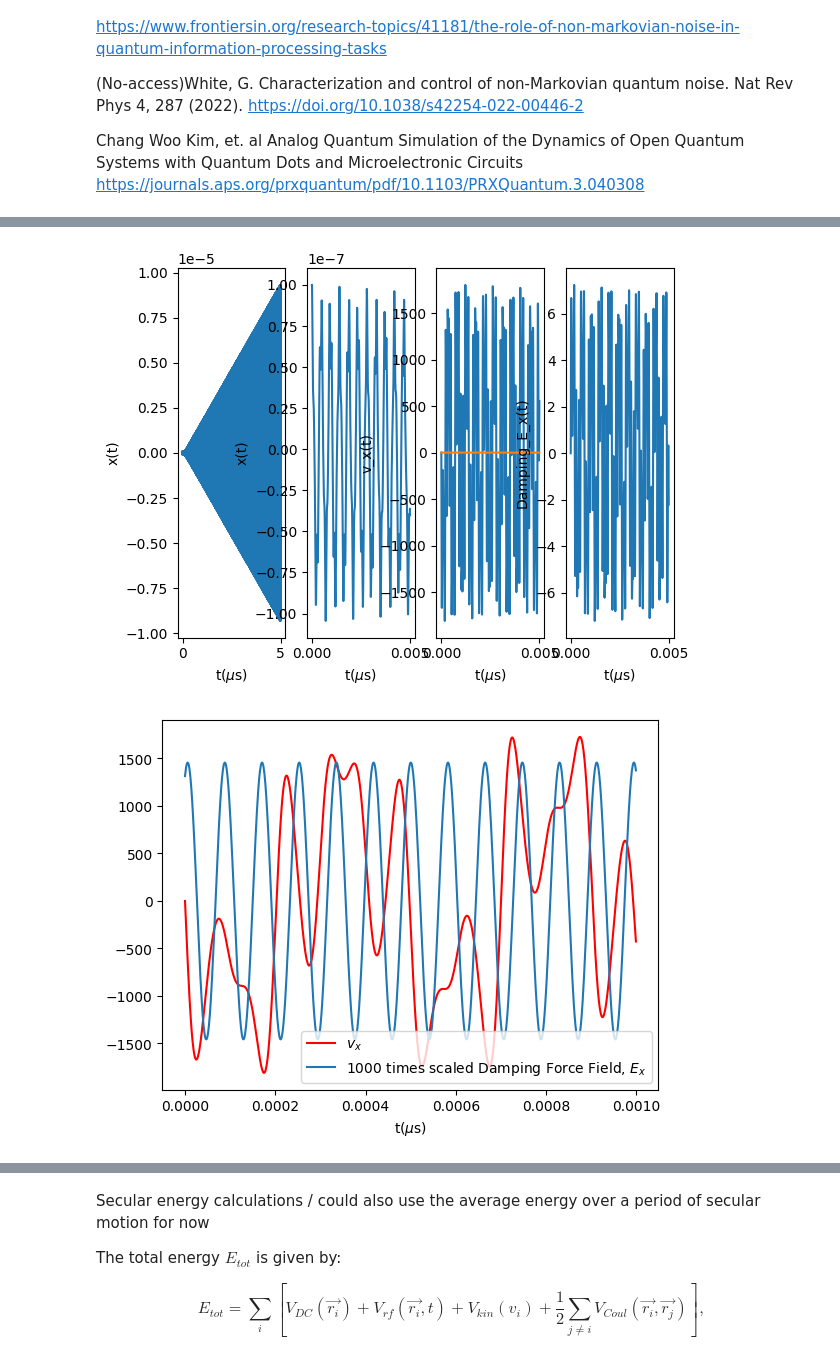
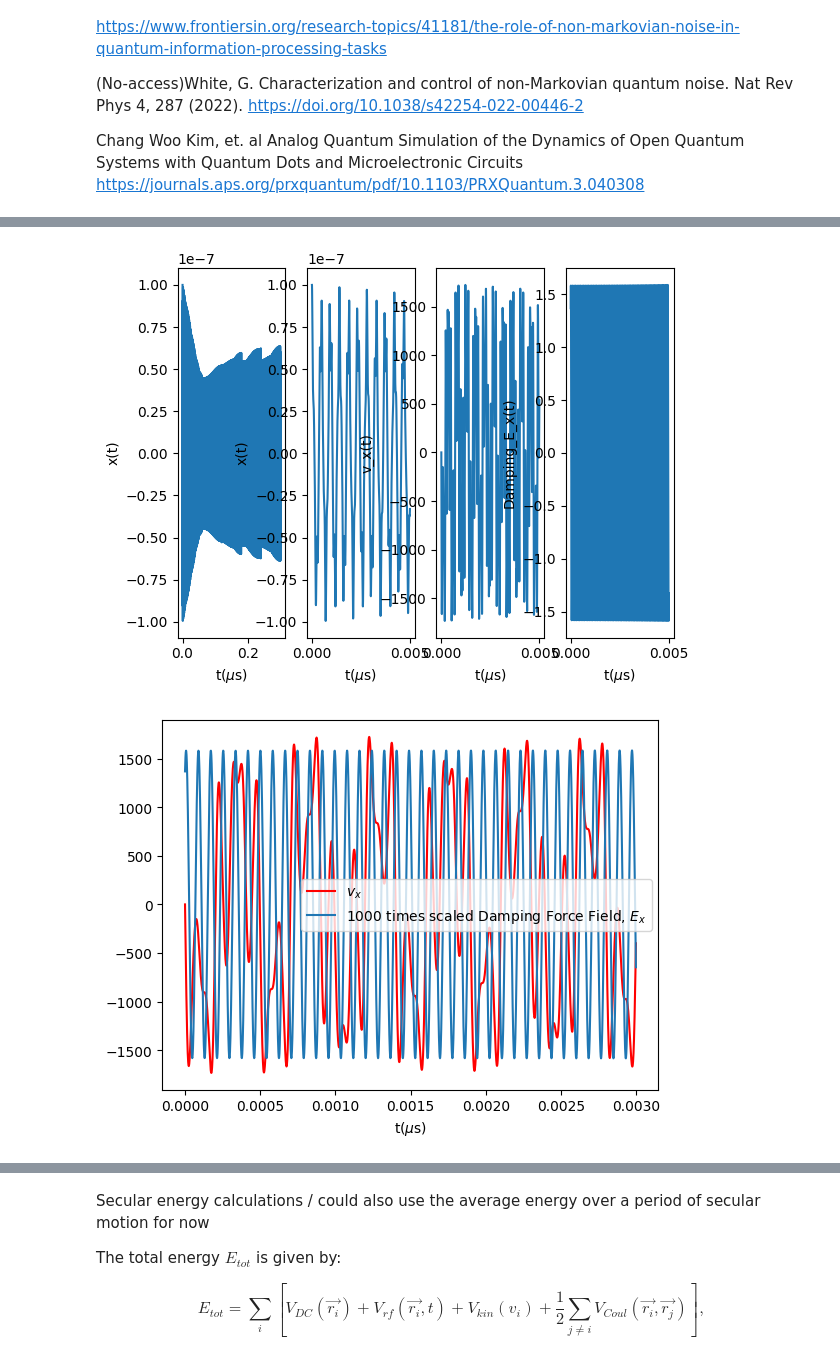
Before and after one commit to yuqian15/electron_micromotion_cooling, a Jupyter notebook: Electron-QIP.ipynb, the cells around one changed output, grey strips where cells are left out. Drawn from its saved outputs; the diff is of its cells as text; code cells hidden in the pictures.

```diff
--- a/Electron-QIP.ipynb
+++ b/Electron-QIP.ipynb
@@ -172,15 +168,3 @@ vz_init_Ampl = max(abs(vz_init[: Nsec]))
 vx_Nsec = list(vx_init[: Nsec])
 vy_Nsec = list(vy_init[: Nsec])
 vz_Nsec = list(vz_init[: Nsec])
-
-'''
-solution = odeint(DevMotion, Vec0, t_eval)
-t = t_eval
-
-x = solution[:, 0]
-y = solution[:, 1]
-z = solution[:, 2]
-vx = solution[:, 3]
-vy = solution[:, 4]
-vz = solution[:, 5]
-'''
@@ -292,7 +274,6 @@ $$ x(t)y(t) \leftrightarrow \frac{1}{2\pi}X(\omega) * Y(\omega) = \frac{1}{2\pi}
 # %% [markdown]
 A force damping is needed for real circumstances, the damping force should be modified by a velocity factor $ \bar{v}(t)/\bar{v}(0)$, So the force should be $$F(v) = F(v_0) \times |\bar{v}(t)/\bar{v}(0)|,$$ where $F(v_0)$ means the damping force was initially calculated by only veclocity without damping force, not the real force concerning real velocity, the bar means we need to calculate the velocity amplitude average in a rf period.
 # %%
-DampingFactor_list = []
 # Calculate the damping force coefficient
 def DampingFactor(Vec, t):
     x, y, z, vx, vy, vz = Vec
@@ -319,9 +300,9 @@ def DampingForce(Vec, t):
     posi = int(t/dt) - 1
     DampingFactorx, DampingFactory, DampingFactorz = DampingFactor(Vec, t)
     # This is for damping factor method
-    return DampingFactorx * Damping_Ex[posi], 0., 0.
+    # return DampingFactorx * Damping_Ex[posi], 0., 0.
     # This is for time-segment method
-    # return DampingFactorx * Damping_Ex_temp[posi], 0., 0.
+    return DampingFactorx * Damping_Ex_temp[posi], 0., 0.
 
 
 #Calculate the JN noise of the circuit
@@ -397,7 +380,7 @@ JNNoise_Ez = np.repeat(JNNoise_Ez, Ncorr)[: N]
 # Setting the process bar with tqdm
 progress_bar = tqdm(total=T, desc='Simulated time (s)', position=0, leave=True)
 # Using RK45 to solve the ODE
-
+'''
 solution = solve_ivp(fun=lambda t, Vec: DevMotion(t, Vec),
                      t_span = (0, T),
                      y0 = Vec0,
@@ -438,12 +421,15 @@ for i in range(N_segment):
 
     x_damp_temp, y_damp_temp, z_damp_temp = VecResult[0, :], VecResult[1, :], VecResult[2, :]
     vx_damp_temp, vy_damp_temp, vz_damp_temp = VecResult[3, :], VecResult[4, :], VecResult[5, :]
+
     x_damp = np.append(x_damp, x_damp_temp[:int(t_segment / dt) - 1])
     y_damp = np.append(y_damp, y_damp_temp[:int(t_segment / dt) - 1])
     z_damp = np.append(z_damp, z_damp_temp[:int(t_segment / dt) - 1])
     vx_damp = np.append(vx_damp, vx_damp_temp[:int(t_segment / dt) - 1])
     vy_damp = np.append(vy_damp, vy_damp_temp[:int(t_segment / dt) - 1])
     vz_damp = np.append(vz_damp, vz_damp_temp[:int(t_segment / dt) - 1])
+
+
     Vec_temp = x_damp_temp[-1], y_damp_temp[-1], z_damp_temp[-1], vx_damp_temp[-1], vy_damp_temp[-1], vz_damp_temp[-1]
     tf_temp = fftfreq(len(vx_damp_temp), dt)
 
@@ -454,6 +440,11 @@ for i in range(N_segment):
     Damping_Ex_temp = list(Damping_Ex_t_temp.real)
     # An additional general -1 should be added, because this is damping force
     Damping_Ex_temp =[ -1 * a for a in Damping_Ex_temp]
-    '''
+
+    N_tf_temp = tf[:len(vxf_temp)//2]
+    N_vxf_temp = 2.0/len(vxf_temp) * np.abs(vxf_temp[0:len(vxf_temp)//2])
+    plt.plot(N_tf_temp[: int(0.5e3)], N_vxf_temp[: int(0.5e3)], '.', label = 'segment %d' %i)
+
+plt.legend()
 progress_bar.close()
 # %% [output]
@@ -531,14 +522,12 @@ ax[1].set_ylabel('x(t)')
 
 # Plot the velocity
 ax[2].plot(t_eval[:Zoomnum] * 1e6, vx_damp[: Zoomnum])
-ax[2].plot(t_eval[:Zoomnum] * 1e6, Damping_Ex[: Zoomnum])
 
 # Add labels to the axes
 ax[2].set_xlabel('t($\mu$s)')
 ax[2].set_ylabel('v_x(t)')
 
 # Plot the damping force
-Damping_Ex = - q / deff ** 2 * vx_damp * Rp
 ax[3].plot(t_eval[:Zoomnum] * 1e6, Damping_Ex[: Zoomnum])
 
 # Add labels to the axes
@@ -547,17 +536,17 @@ ax[3].set_ylabel('Damping_E_x(t)')
 # Show the plot
 plt.show()
 # %% [output]
-[figure, old version]
+[figure, new version]
 # %%
-Zoomnum = int(10e-10/dt)
+Zoomnum = int(30e-10/dt)
 plt.plot(t_eval[:Zoomnum] * 1e6, vx_damp[: Zoomnum], 'r-', label = "$v_x$")
 plt.plot(t_eval[:Zoomnum] * 1e6, 1000 * np.array(Damping_Ex[: Zoomnum]), label = "1000 times scaled Damping Force Field, $E_x$")
 
 plt.legend()
 plt.xlabel("t($\mu$s)")
 plt.show()
 # %% [output]
-[figure, old version]
+[figure, new version]
 # %%
 # Plot the x-axis motion
 fig1, ax = plt.subplots(1,2)
```
Also changed, not shown: parts of 13 cells of this notebook.
